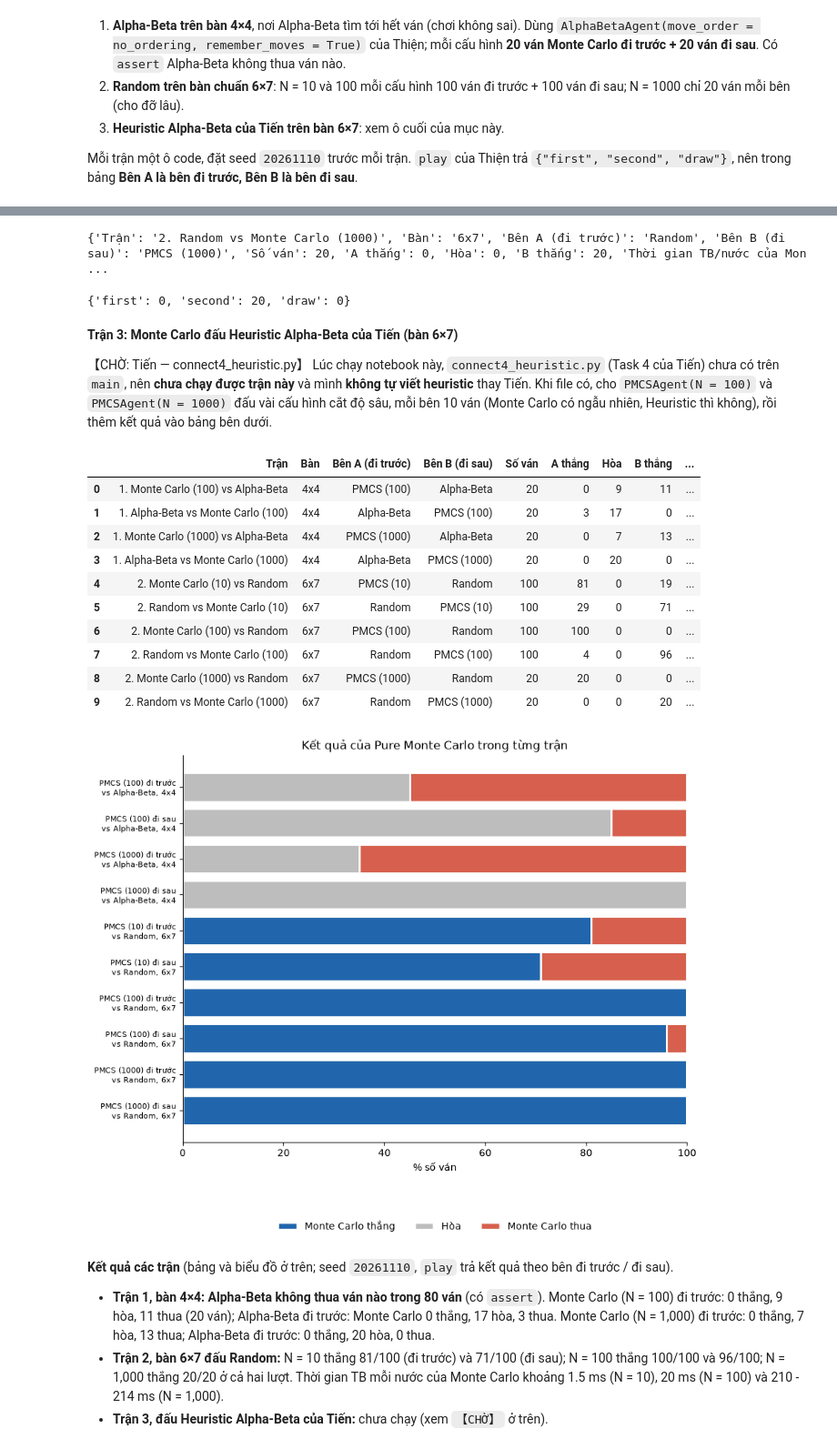
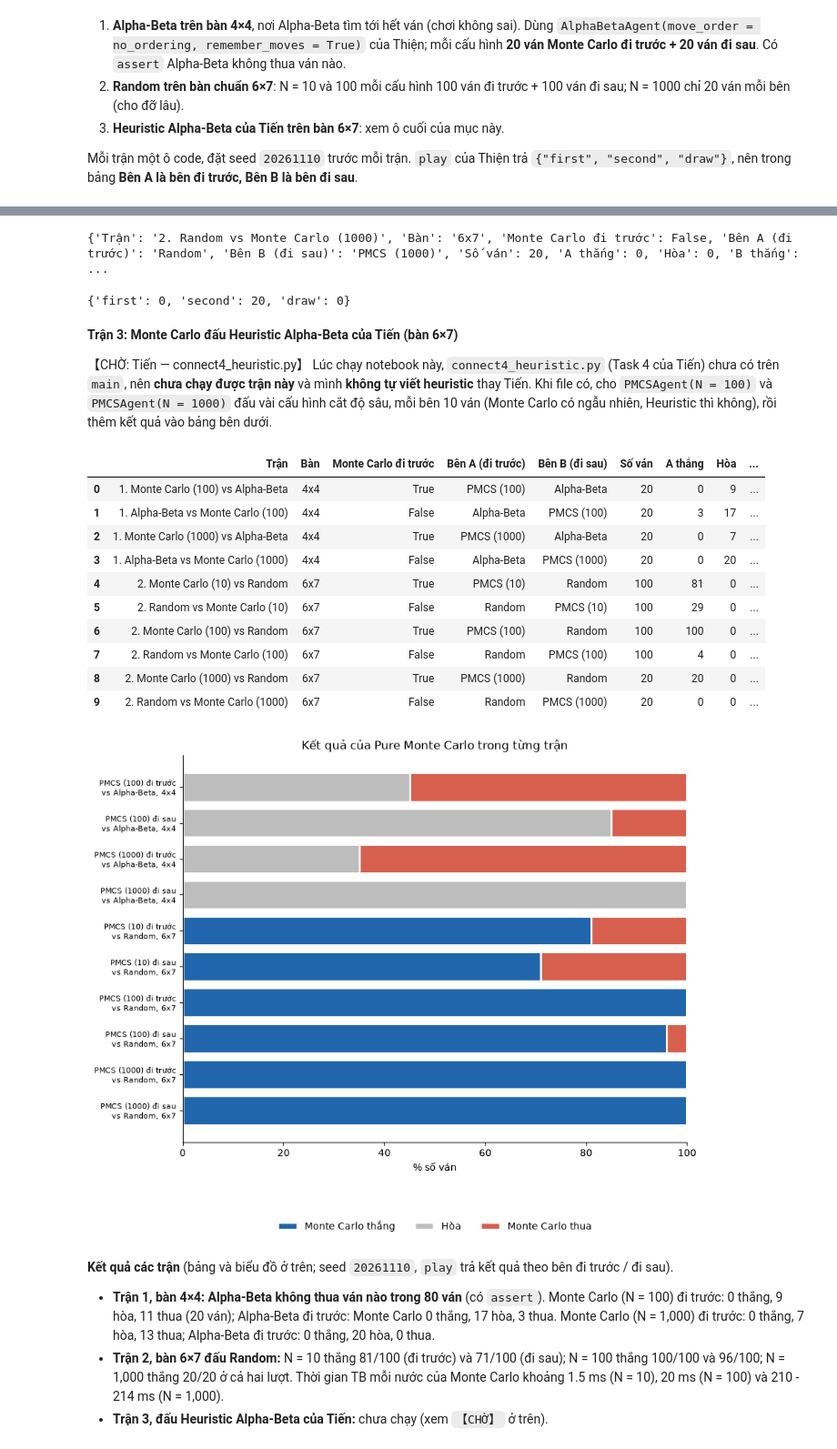
Before and after one commit to Ko4rut/ML-Advance-Group, a Jupyter notebook: lab05 - game/lab05 - game/connect4_task5_montecarlo.ipynb, the cells around one changed output, grey strips where cells are left out. Shown at 91% size. Drawn from its saved outputs; the diff is of its cells as text; code cells hidden in the pictures.

```diff
--- a/lab05 - game/lab05 - game/connect4_task5_montecarlo.ipynb
+++ b/lab05 - game/lab05 - game/connect4_task5_montecarlo.ipynb
@@ -432,9 +428,9 @@ run_match("2. Monte Carlo (1000) vs Random", "6x7", mc, random_player, 20, (6, 7
 # %%
 # Trận 2: Random đi TRƯỚC, Monte Carlo (N=1000) đi sau, bàn 6x7, 20 ván
 mc = PMCSAgent(N = 1000)
-run_match("2. Random vs Monte Carlo (1000)", "6x7", random_player, mc, 20, (6, 7), mc = mc)
+run_match("2. Random vs Monte Carlo (1000)", "6x7", mc, random_player, "Random", False, 20, (6, 7))
 # %% [output]
-{'Trận': '2. Random vs Monte Carlo (1000)', 'Bàn': '6x7', 'Bên A (đi trước)': 'Random', 'Bên B (đi sau)': 'PMCS (1000)', 'Số ván': 20, 'A thắng': 0, 'Hòa': 0, 'B thắng': 20, 'Thời gian TB/nước của Mon ...
+{'Trận': '2. Random vs Monte Carlo (1000)', 'Bàn': '6x7', 'Monte Carlo đi trước': False, 'Bên A (đi trước)': 'Random', 'Bên B (đi sau)': 'PMCS (1000)', 'Số ván': 20, 'A thắng': 0, 'Hòa': 0, 'B thắng': ...
 {'first': 0, 'second': 20, 'draw': 0}
 # %% [markdown]
 **Trận 3: Monte Carlo đấu Heuristic Alpha-Beta của Tiến (bàn 6×7)**
@@ -443,41 +439,40 @@ run_match("2. Random vs Monte Carlo (1000)", "6x7", random_player, mc, 20, (6, 7
 # %%
 results_table = pd.DataFrame(match_rows)
 display(results_table)
 
 # Biểu đồ: kết quả của Monte Carlo (thắng / hòa / thua) trong từng trận, tính theo phần trăm số ván.
-mc_name = lambda row: row["Bên A (đi trước)"] if row["Bên A (đi trước)"].startswith("PMCS") else row["Bên B (đi sau)"]
 labels, wins, draws, losses = [], [], [], []
 for _, row in results_table.iterrows():
-    mc_first = row["Bên A (đi trước)"].startswith("PMCS")
+    mc_first = row["Monte Carlo đi trước"]
     w, l = (row["A thắng"], row["B thắng"]) if mc_first else (row["B thắng"], row["A thắng"])
-    opponent = row["Bên B (đi sau)"] if mc_first else row["Bên A (đi trước)"]
-    labels.append(f"{mc_name(row)} {'đi trước' if mc_first else 'đi sau'}\nvs {opponent}, {row['Bàn']}")
+    mc_name, opponent = (row["Bên A (đi trước)"], row["Bên B (đi sau)"]) if mc_first else (row["Bên B (đi sau)"], row["Bên A (đi trước)"])
+    labels.append(f"{mc_name} {'đi trước' if mc_first else 'đi sau'}\nvs {opponent}, {row['Bàn']}")
     wins.append(100 * w / row["Số ván"]); draws.append(100 * row["Hòa"] / row["Số ván"]); losses.append(100 * l / row["Số ván"])
 
 fig, ax = plt.subplots(figsize = (9, 0.6 * len(labels) + 1.5))
 y = np.arange(len(labels))[::-1]
 ax.barh(y, wins, color = "#2166ac", label = "Monte Carlo thắng", edgecolor = "white", linewidth = 2)
 ax.barh(y, draws, left = wins, color = "#bdbdbd", label = "Hòa", edgecolor = "white", linewidth = 2)
 ax.barh(y, losses, left = np.array(wins) + np.array(draws), color = "#d6604d", label = "Monte Carlo thua", edgecolor = "white", linewidth = 2)
 ax.set_yticks(y); ax.set_yticklabels(labels, fontsize = 8)
 ax.set_xlim(0, 100); ax.set_xlabel("% số ván")
 ax.set_title("Kết quả của Pure Monte Carlo trong từng trận")
 ax.legend(loc = "upper center", bbox_to_anchor = (0.5, -0.18), ncol = 3, frameon = False)
 for spine in ("top", "right"): ax.spines[spine].set_visible(False)
 plt.tight_layout()
 plt.show()
 # %% [output]
-|  | Trận | Bàn | Bên A (đi trước) | Bên B (đi sau) | Số ván | A thắng | Hòa | B thắng | ... |
-| 0 | 1. Monte Carlo (100) vs Alpha-Beta | 4x4 | PMCS (100) | Alpha-Beta | 20 | 0 | 9 | 11 | ... |
-| 1 | 1. Alpha-Beta vs Monte Carlo (100) | 4x4 | Alpha-Beta | PMCS (100) | 20 | 3 | 17 | 0 | ... |
-| 2 | 1. Monte Carlo (1000) vs Alpha-Beta | 4x4 | PMCS (1000) | Alpha-Beta | 20 | 0 | 7 | 13 | ... |
-| 3 | 1. Alpha-Beta vs Monte Carlo (1000) | 4x4 | Alpha-Beta | PMCS (1000) | 20 | 0 | 20 | 0 | ... |
-| 4 | 2. Monte Carlo (10) vs Random | 6x7 | PMCS (10) | Random | 100 | 81 | 0 | 19 | ... |
-| 5 | 2. Random vs Monte Carlo (10) | 6x7 | Random | PMCS (10) | 100 | 29 | 0 | 71 | ... |
-| 6 | 2. Monte Carlo (100) vs Random | 6x7 | PMCS (100) | Random | 100 | 100 | 0 | 0 | ... |
-| 7 | 2. Random vs Monte Carlo (100) | 6x7 | Random | PMCS (100) | 100 | 4 | 0 | 96 | ... |
-| 8 | 2. Monte Carlo (1000) vs Random | 6x7 | PMCS (1000) | Random | 20 | 20 | 0 | 0 | ... |
-| 9 | 2. Random vs Monte Carlo (1000) | 6x7 | Random | PMCS (1000) | 20 | 0 | 0 | 20 | ... |
+|  | Trận | Bàn | Monte Carlo đi trước | Bên A (đi trước) | Bên B (đi sau) | Số ván | A thắng | Hòa | ... |
+| 0 | 1. Monte Carlo (100) vs Alpha-Beta | 4x4 | True | PMCS (100) | Alpha-Beta | 20 | 0 | 9 | ... |
+| 1 | 1. Alpha-Beta vs Monte Carlo (100) | 4x4 | False | Alpha-Beta | PMCS (100) | 20 | 3 | 17 | ... |
+| 2 | 1. Monte Carlo (1000) vs Alpha-Beta | 4x4 | True | PMCS (1000) | Alpha-Beta | 20 | 0 | 7 | ... |
+| 3 | 1. Alpha-Beta vs Monte Carlo (1000) | 4x4 | False | Alpha-Beta | PMCS (1000) | 20 | 0 | 20 | ... |
+| 4 | 2. Monte Carlo (10) vs Random | 6x7 | True | PMCS (10) | Random | 100 | 81 | 0 | ... |
+| 5 | 2. Random vs Monte Carlo (10) | 6x7 | False | Random | PMCS (10) | 100 | 29 | 0 | ... |
+| 6 | 2. Monte Carlo (100) vs Random | 6x7 | True | PMCS (100) | Random | 100 | 100 | 0 | ... |
+| 7 | 2. Random vs Monte Carlo (100) | 6x7 | False | Random | PMCS (100) | 100 | 4 | 0 | ... |
+| 8 | 2. Monte Carlo (1000) vs Random | 6x7 | True | PMCS (1000) | Random | 20 | 20 | 0 | ... |
+| 9 | 2. Random vs Monte Carlo (1000) | 6x7 | False | Random | PMCS (1000) | 20 | 0 | 0 | ... |
 [figure]
 # %% [markdown]
 **Kết quả các trận** (bảng và biểu đồ ở trên; seed `20261110`, `play` trả kết quả theo bên đi trước / đi sau).
```
Also changed, not shown: parts of 16 cells of this notebook, 2 other files.
